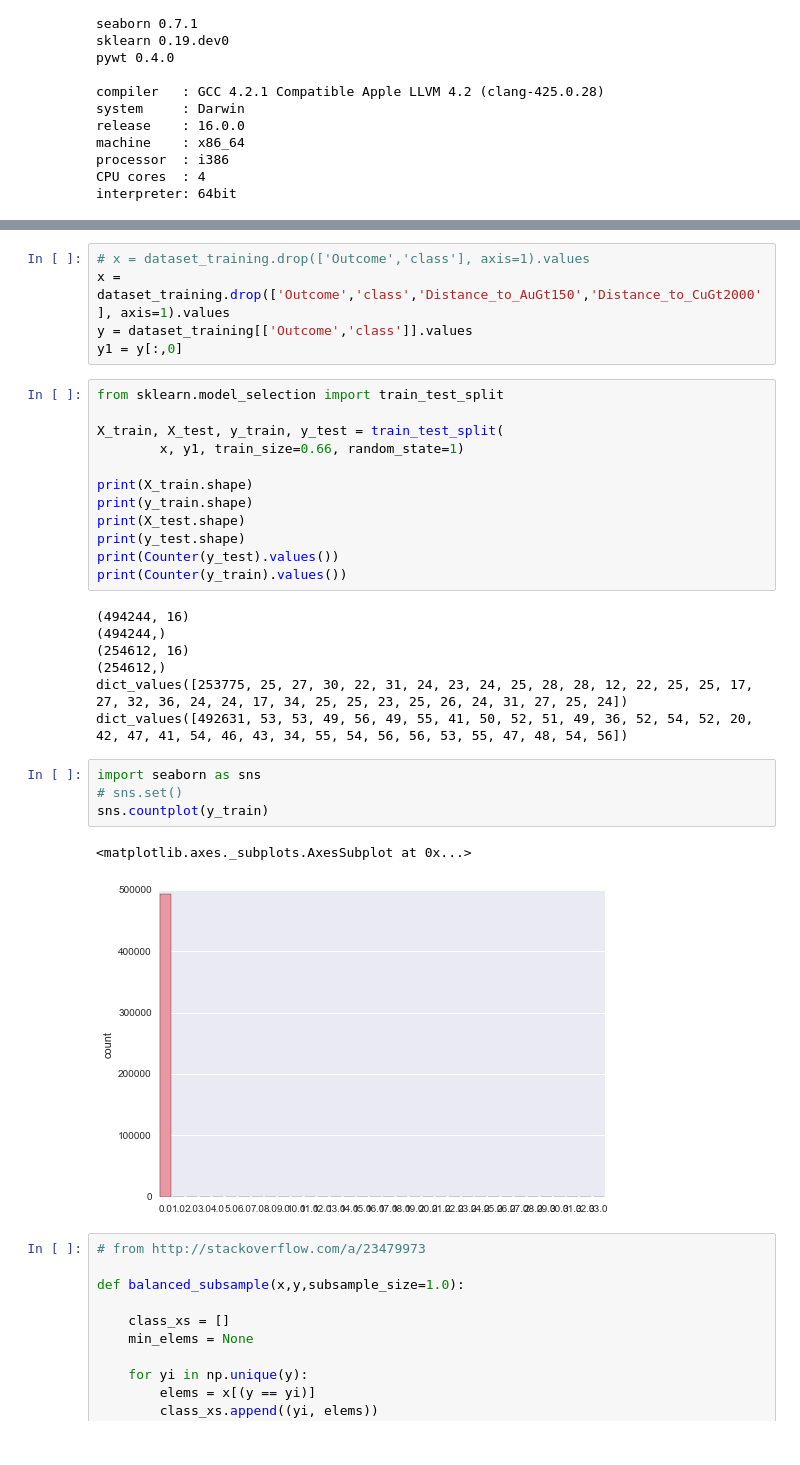
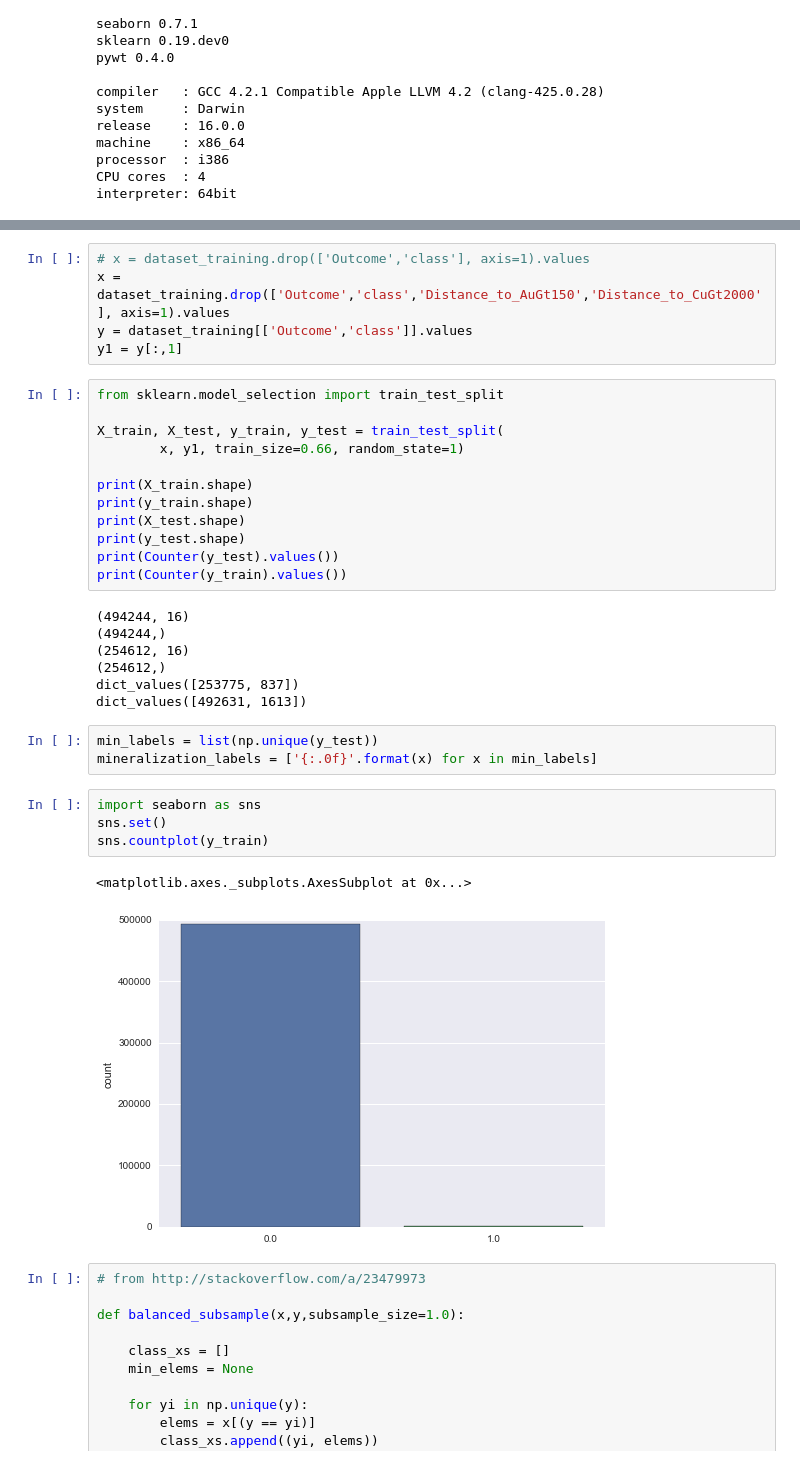
Before and after one commit to lperozzi/Hypercube_vs_ensemble, a Jupyter notebook: 2_classifier_analysis.ipynb, the cells around one changed output, grey strips where cells are left out. Saved outputs shown, nothing was run; the diff lists cells and outputs as text.

```diff
--- a/2_classifier_analysis.ipynb
+++ b/2_classifier_analysis.ipynb
@@ -49,7 +54,7 @@ dataset_training.head()
 # x = dataset_training.drop(['Outcome','class'], axis=1).values
 x = dataset_training.drop(['Outcome','class','Distance_to_AuGt150','Distance_to_CuGt2000'], axis=1).values
 y = dataset_training[['Outcome','class']].values
-y1 = y[:,0]
+y1 = y[:,1]
 # %%
 from sklearn.model_selection import train_test_split
 
@@ -67,15 +72,18 @@ print(Counter(y_train).values())
 (494244,)
 (254612, 16)
 (254612,)
-dict_values([253775, 25, 27, 30, 22, 31, 24, 23, 24, 25, 28, 28, 12, 22, 25, 25, 17, 27, 32, 36, 24, 24, 17, 34, 25, 25, 23, 25, 26, 24, 31, 27, 25, 24])
-dict_values([492631, 53, 53, 49, 56, 49, 55, 41, 50, 52, 51, 49, 36, 52, 54, 52, 20, 42, 47, 41, 54, 46, 43, 34, 55, 54, 56, 56, 53, 55, 47, 48, 54, 56])
+dict_values([253775, 837])
+dict_values([492631, 1613])
+# %%
+min_labels = list(np.unique(y_test))
+mineralization_labels = ['{:.0f}'.format(x) for x in min_labels]
 # %%
 import seaborn as sns
-# sns.set()
+sns.set()
 sns.countplot(y_train)
 # %% [output]
 <matplotlib.axes._subplots.AxesSubplot at 0x...>
-[figure, old version]
+[figure, new version]
 # %%
 # from http://stackoverflow.com/a/23479973
 
```
Also changed, not shown: parts of 21 cells of this notebook, 1 other file.
